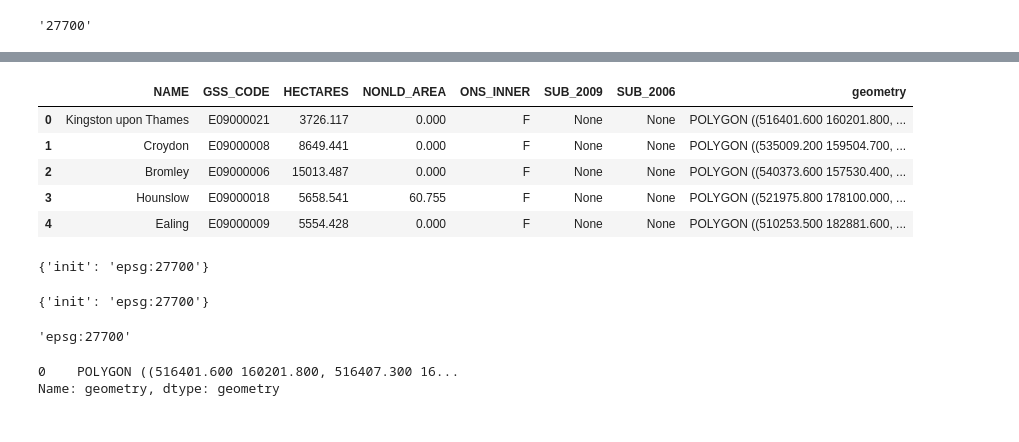
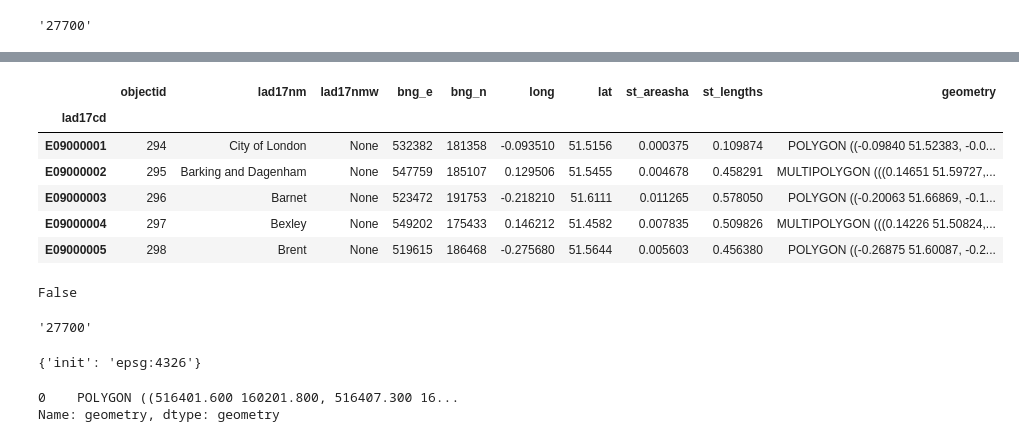
Before and after one commit to ONSdigital/SDG_11.2.1, a Jupyter notebook: SDG_11.2.1.ipynb, the cells around one changed output, grey strips where cells are left out. Drawn from its saved outputs; the diff is of its cells as text; code cells hidden in the pictures.

```diff
--- a/SDG_11.2.1.ipynb
+++ b/SDG_11.2.1.ipynb
@@ -56,8 +56,8 @@ stops_geo_df.sample(10)
 # %%
 # Building the map of london
 
-map_data_path = '/home/james/Documents/SDG_11.2.1/SDG_11.2.1/data/Statistical-GIS-boundaries-london/statistical-gis-boundaries-london/ESRI'
+map_data_path = r'/home/james/Documents/SDG_11.2.1/SDG_11.2.1/data/Local Authority Districts (December 2017) Generalised Clipped Boundaries in United Kingdom (WGS84)'
 
-map_df = gpd.read_file(os.path.join(map_data_path,'London_Borough_Excluding_MHW.shp'))
+map_df = gpd.read_file(os.path.join(map_data_path,'Local_Authority_Districts_December_2017_Generalised_Clipped_Boundaries_in_United_Kingdom_WGS84.shp'))
 
 # OA_2011_London_gen_MHW.shp'
@@ -63,0 +69,3 @@ map_df = gpd.read_file(os.path.join(map_data_path,'London_Borough_Excluding_MHW.
+# %%
+lad17_sort = map_df.sort_values('lad17cd')
+lad17_sort
@@ -64,14 +86,33 @@ map_df = gpd.read_file(os.path.join(map_data_path,'London_Borough_Excluding_MHW.
+# %%
+lad17_sort_ind = lad17_sort.set_index('lad17cd')
+# %%
+london_lads = lad17_sort_ind.loc['E09000001':'E09000031']
 # %%
-map_df.head()
+london_lads.head()
 # %% [output]
-|  | NAME | GSS_CODE | HECTARES | NONLD_AREA | ONS_INNER | SUB_2009 | SUB_2006 | geometry |
-| 0 | Kingston upon Thames | E09000021 | 3726.117 | 0.000 | F | None | None | POLYGON ((516401.600 160201.800, ... |
-| 1 | Croydon | E09000008 | 8649.441 | 0.000 | F | None | None | POLYGON ((535009.200 159504.700, ... |
-| 2 | Bromley | E09000006 | 15013.487 | 0.000 | F | None | None | POLYGON ((540373.600 157530.400, ... |
-| 3 | Hounslow | E09000018 | 5658.541 | 60.755 | F | None | None | POLYGON ((521975.800 178100.000, ... |
-| 4 | Ealing | E09000009 | 5554.428 | 0.000 | F | None | None | POLYGON ((510253.500 182881.600, ... |
+|  | objectid | lad17nm | lad17nmw | bng_e | bng_n | long | lat | st_areasha | st_lengths | geometry |
+| lad17cd |  |  |  |  |  |  |  |  |  |  |
+| E09000001 | 294 | City of London | None | 532382 | 181358 | -0.093510 | 51.5156 | 0.000375 | 0.109874 | POLYGON ((-0.09840 51.52383, -0.0... |
+| E09000002 | 295 | Barking and Dagenham | None | 547759 | 185107 | 0.129506 | 51.5455 | 0.004678 | 0.458291 | MULTIPOLYGON (((0.14651 51.59727,... |
+| E09000003 | 296 | Barnet | None | 523472 | 191753 | -0.218210 | 51.6111 | 0.011265 | 0.578050 | POLYGON ((-0.20063 51.66869, -0.1... |
+| E09000004 | 297 | Bexley | None | 549202 | 175433 | 0.146212 | 51.4582 | 0.007835 | 0.509826 | MULTIPOLYGON (((0.14226 51.50824,... |
+| E09000005 | 298 | Brent | None | 519615 | 186468 | -0.275680 | 51.5644 | 0.005603 | 0.456380 | POLYGON ((-0.26875 51.60087, -0.2... |
-# %%
-map_df.crs
-# %% [output]
-{'init': 'epsg:27700'}
+# %%
+#  checking if the CRS is the same in each DF.
+
+london_lads.crs == stops_geo_df.crs
+
+#  they are not the same
+# %% [output]
+False
+# %%
+#  Checking the CRS of Stops
+stops_geo_df.crs
+# %% [output]
+'27700'
+# %%
+#  Checking the CRS of London_lads
+london_lads.crs
+# %% [output]
+{'init': 'epsg:4326'}
 # %%
@@ -80,13 +122,5 @@ stops_geo_df.crs = 'epsg:27700'
 
 # epsg:27700
-# %%
-map_df.crs
-# %% [output]
-{'init': 'epsg:27700'}
-# %%
-stops_geo_df.crs
-# %% [output]
-'epsg:27700'
 # %%
 # Wandsworth_034B_df = map_df[map_df['LSOA11NM']=='Wandsworth 034B']
 # %%
```
Also changed, not shown: parts of 9 cells of this notebook, 6 other files.
